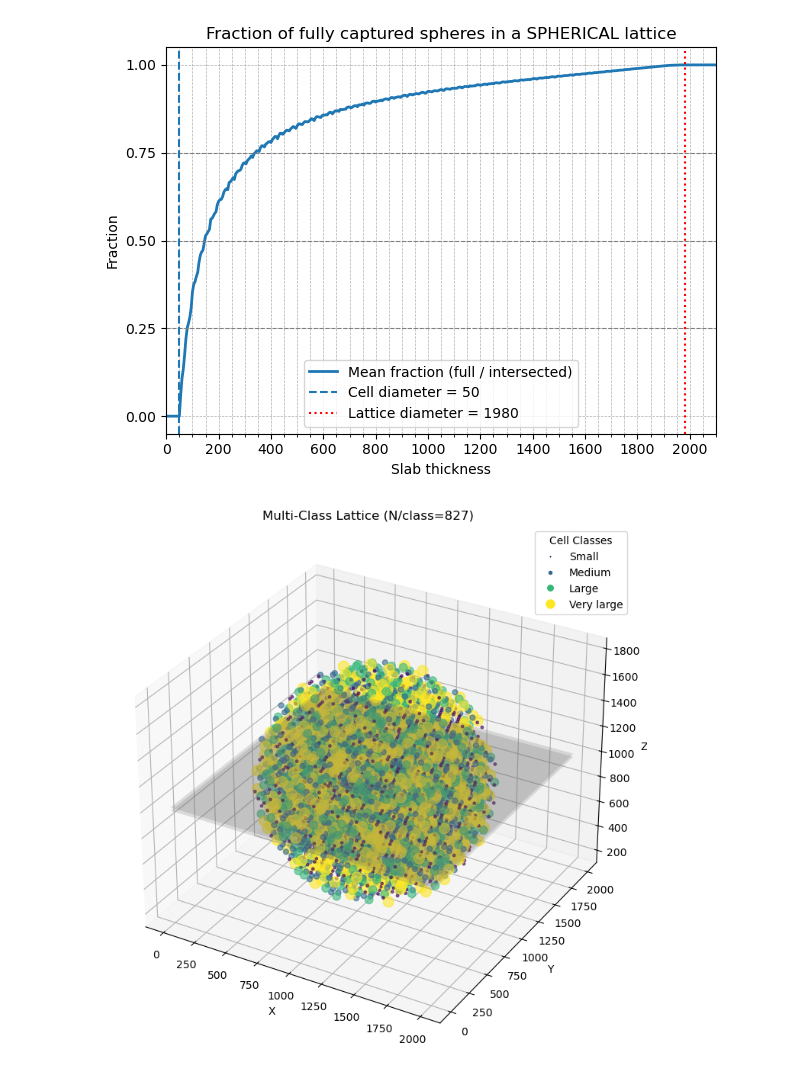
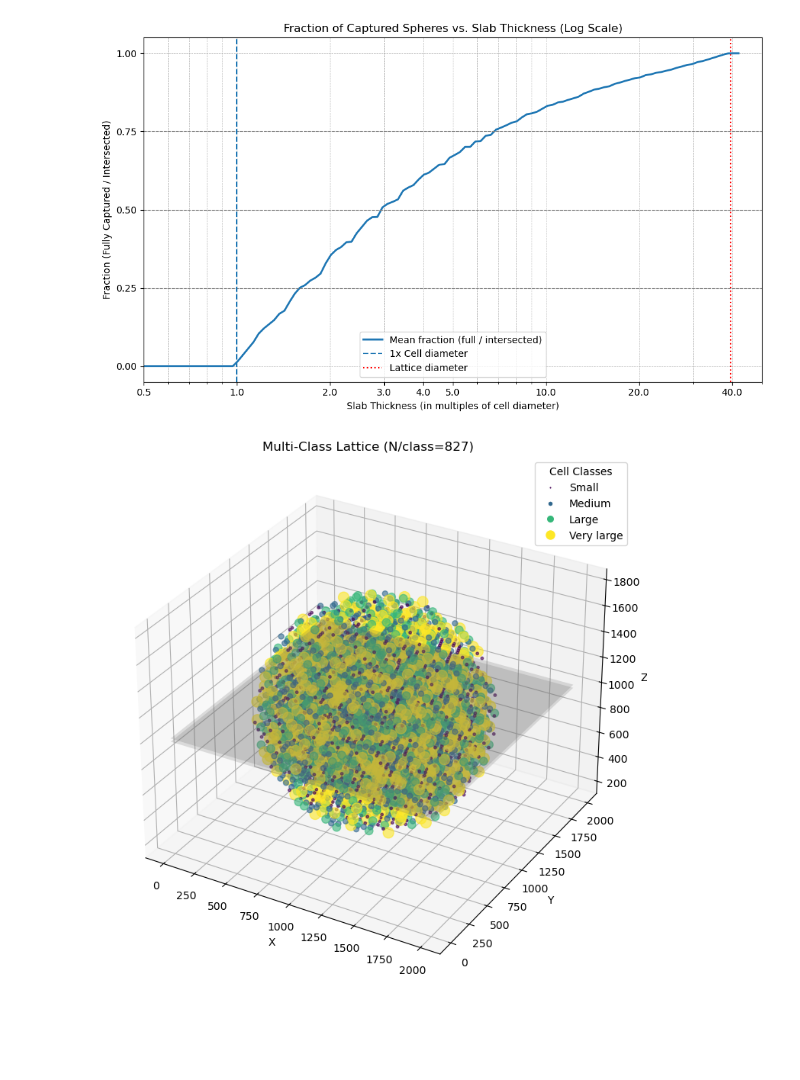
Before and after one commit to DRPTSB/essb_opinion, a Jupyter notebook: simulations.ipynb, the cells around one changed output. Saved outputs shown, nothing was run; the diff lists cells and outputs as text; code cells hidden in the pictures; blank space fills up the shorter version.

Commit message:
changes X axis to be in cell units from better graph

```diff
--- a/simulations.ipynb
+++ b/simulations.ipynb
@@ -20,17 +20,17 @@ import numpy as np
 import math
 from dataclasses import dataclass
 import matplotlib.pyplot as plt
-from matplotlib.ticker import MultipleLocator
+from matplotlib.ticker import MultipleLocator, ScalarFormatter
 
 # ----------------- FCC lattice -----------------
 
 @dataclass
 class LatticeConfig:
-    Lx: float = 1000.0
-    Ly: float = 1000.0
-    Lz: float = 1000.0
-    sphere_radius: float = 15.0  # diameter 30
-    lattice_radius: float = 500.0
+    Lx: float = 2000.0
+    Ly: float = 2000.0
+    Lz: float = 2000.0
+    sphere_radius: float = 25.0  # diameter 50
+    lattice_radius: float = 990.0
 
 def fcc_unit_cell_spacing(R: float) -> float:
     return 2.0 * math.sqrt(2.0) * R
@@ -122,7 +122,9 @@ if __name__ == "__main__":
         Lx=2000.0, Ly=2000.0, Lz=2000.0,
         sphere_radius=25.0, lattice_radius=990.0
     )
-    thicknesses = np.arange(0, 2101, 5, dtype=float)
+    diameter = 2.0 * cfg.sphere_radius
+    max_thickness = diameter * 42
+    thicknesses = np.logspace(np.log10(1.0), np.log10(max_thickness), 200)
 
     res = multi_run_shifted(cfg, thicknesses, K=100, seed=42, max_shift_fraction=0.5)
 
@@ -130,61 +132,47 @@ if __name__ == "__main__":
     print(f"Cells per run (after full-sphere filtering): min={res['runs_cell_counts'].min()}, "
           f"max={res['runs_cell_counts'].max()}, mean={res['runs_cell_counts'].mean():.1f}")
 
-    # --- 3D Scatter Plot of Lattice, with Slab Visualization ---
-
+    # --- 3D Scatter Plot with Slab Visualization ---
     all_centers = res["base_centers"]
-    print(f"\nPlotting all {all_centers.shape[0]} points for the 3D view. This may be slow...")
-
     fig_3d = plt.figure(figsize=(8, 8))
     ax_3d = fig_3d.add_subplot(111, projection='3d')
+    ax_3d.scatter(all_centers[:, 0], all_centers[:, 1], all_centers[:, 2], s=1, alpha=0.1)
 
-    # Plot ALL the lattice points
-    ax_3d.scatter(all_centers[:, 0], all_centers[:, 1], all_centers[:, 2], s=1, alpha=0.2, label='FCC Lattice Points')
-
-    # --- NEW: Draw the central slab ---
-    slab_thickness_vis = 50.0
+    slab_thickness_vis = 100.0
     z_center = cfg.Lz / 2.0
-    z0_slab = z_center - slab_thickness_vis / 2.0
-    z1_slab = z_center + slab_thickness_vis / 2.0
-
-    # Create grid for the planes
-    plane_size = cfg.lattice_radius * 2
-    plane_center = np.array([cfg.Lx/2, cfg.Ly/2])
-    xx, yy = np.meshgrid(
-        np.linspace(plane_center[0] - plane_size/2, plane_center[0] + plane_size/2, 2),
-        np.linspace(plane_center[1] - plane_size/2, plane_center[1] + plane_size/2, 2)
-    )
-
-    # Plot the top and bottom planes of the slab
-    ax_3d.plot_surface(xx, yy, np.full_like(xx, z0_slab), color='c', alpha=0.3, label=f'Slab (t={slab_thickness_vis})')
+    z0_slab, z1_slab = z_center - slab_thickness_vis/2, z_center + slab_thickness_vis/2
+    xx, yy = np.meshgrid(np.linspace(0, cfg.Lx, 2), np.linspace(0, cfg.Ly, 2))
+    ax_3d.plot_surface(xx, yy, np.full_like(xx, z0_slab), color='c', alpha=0.3)
     ax_3d.plot_surface(xx, yy, np.full_like(xx, z1_slab), color='c', alpha=0.3)
 
-    ax_3d.set_xlabel('X')
-    ax_3d.set_ylabel('Y')
-    ax_3d.set_zlabel('Z')
     ax_3d.set_title('3D View of Spherical Lattice with Central Slab')
     ax_3d.set_aspect('equal', adjustable='box')
 
-    # --- Original 2D Plot of the Simulation Results ---
+    # --- 2D Plot with Logarithmic X-Axis in Cell Diameter Units ---
+    fig, ax = plt.subplots(figsize=(10, 6))
 
-    diameter = 2.0 * res["radius"]
-    fig, ax = plt.subplots()
-    ax.plot(res["thickness"], res["mean_fraction"], linewidth=2, label="Mean fraction (full / intersected)")
+    thickness_in_diameters = res["thickness"] / diameter
+    ax.plot(thickness_in_diameters, res["mean_fraction"], linewidth=2, label="Mean fraction (full / intersected)")
+    ax.set_xscale('log')
+
     ax.grid(True, which='both', linestyle='--', linewidth=0.5)
-    ax.set_xlim(0, 2100)
-    ax.xaxis.set_major_locator(MultipleLocator(200))
-    ax.xaxis.set_minor_locator(MultipleLocator(50))
-
     for y_val in [0.25, 0.5, 0.75]:
         ax.axhline(y=y_val, color='grey', linestyle='--', linewidth=0.8)
     ax.set_yticks(np.arange(0, 1.01, 0.25))
 
-    ax.axvline(diameter, linestyle="--", label=f"Cell diameter = {diameter:g}")
-    ax.axvline(2 * cfg.lattice_radius, color='red', linestyle=":", label=f"Lattice diameter = {2*cfg.lattice_radius:g}")
+    # --- MODIFIED: Set x-axis start limit to 0.5 ---
+    ax.set_xlim(0.5, 50)
+    ticks_to_show = [0.5, 1, 2, 3, 4, 5, 10, 20, 40]
+    ax.set_xticks(ticks_to_show)
+    ax.get_xaxis().set_major_formatter(ScalarFormatter())
 
-    ax.set_xlabel("Slab thickness")
-    ax.set_ylabel("Fraction")
-    ax.set_title("Fraction of fully captured spheres in a SPHERICAL lattice")
+    ax.axvline(1, linestyle="--", label=f"1x Cell diameter")
+    lattice_diam_in_units = (2 * cfg.lattice_radius) / diameter
+    ax.axvline(lattice_diam_in_units, color='red', linestyle=":", label=f"Lattice diameter")
+
+    ax.set_xlabel("Slab Thickness (in multiples of cell diameter)")
+    ax.set_ylabel("Fraction (Fully Captured / Intersected)")
+    ax.set_title("Fraction of Captured Spheres vs. Slab Thickness (Log Scale)")
     ax.legend()
     fig.tight_layout()
 
@@ -198,4 +184,4 @@ Plotting all 45985 points for the 3D view. This may be slow...
-[figure, old version]
+[figure, new version]
 # %%
 """
 Equal-count, constant-per-run multiclass FCC simulation within a SPHERE.
```
Also changed, not shown: parts of 1 cell of this notebook.
